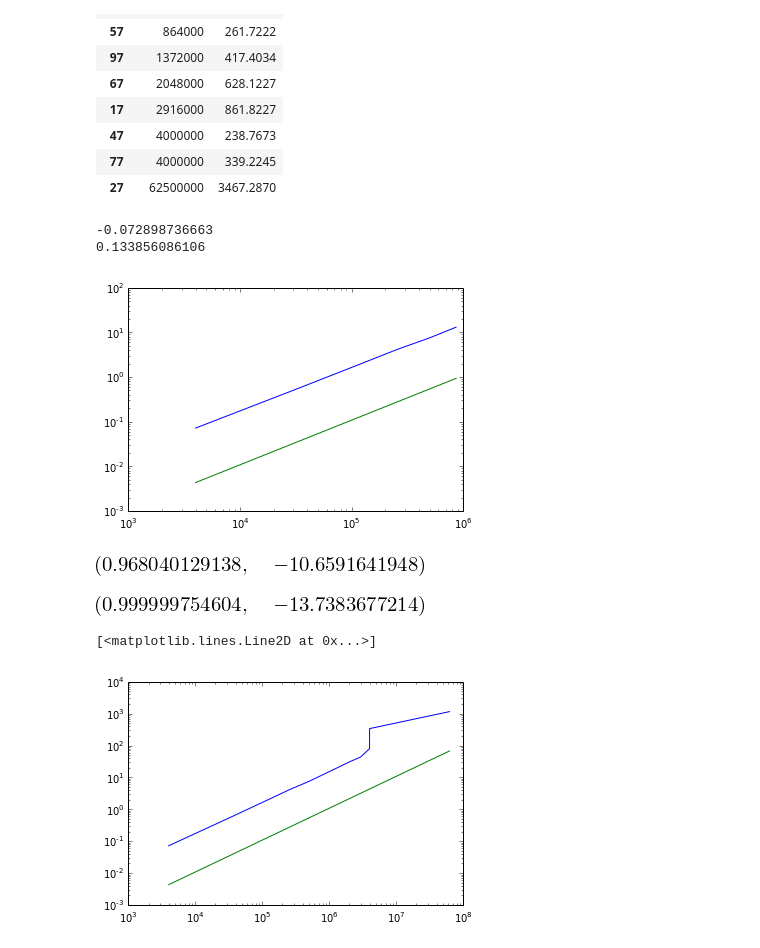
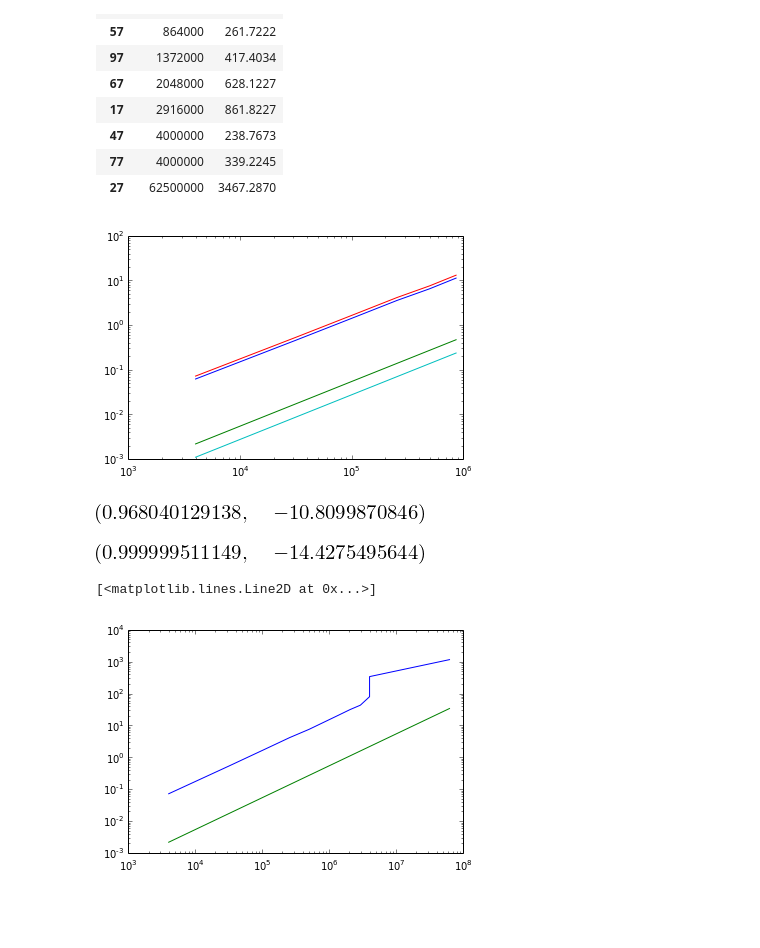
Before and after one commit to shigh/CoMD, a Jupyter notebook: perf-model.ipynb, the cells around one changed output. Cells and saved outputs as stored; diff of their text form; code cells hidden in the pictures; blank space fills up the shorter version.

```diff
--- a/perf-model.ipynb
+++ b/perf-model.ipynb
@@ -68,7 +68,7 @@ cf = sym.lambdify((N,n,c,r), cost, "numpy")
 cbw = 1./(2300.0e6)
 rbw = 8./(5596.4e6)
 # %%
-n = 69*2
+n = 69
 # %%
 result_files = glob(r"./scale/weak-T/*.yaml")
 res = results_df(result_files)
@@ -116,29 +120,27 @@ res_sing[(res_sing.function=='force')][['totalatoms','avgtime']].sort('totalatom
 | 27 | 62500000 | 3467.2870 |
 # %%
 res_sing_force = res_sing[(res_sing.function=="force")&(res_sing.totalatoms<=1e6)].sort('totalatoms')
+plt.loglog(res_sing_force.totalatoms, (1-.14)*res_sing_force.maxtime/res_sing_force.nsteps)
+plt.loglog(res_sing_force.totalatoms,
+           np.array(cf(res_sing_force.totalatoms, n, cbw, rbw)))
 plt.loglog(res_sing_force.totalatoms, res_sing_force.maxtime/res_sing_force.nsteps)
 plt.loglog(res_sing_force.totalatoms,
-           np.array(cf(res_sing_force.totalatoms, n, cbw, rbw)))
-
+           np.array(cf(res_sing_force.totalatoms, n/2., cbw, rbw)))
 cfsing = np.array(cf(res_sing_force.totalatoms, n, cbw, rbw))
 ta = np.array(res_sing_force.totalatoms)
-mt = np.array(res_sing_force.maxtime/res_sing_force.nsteps)
-print np.log(cfsing[-1]-cfsing[-2])/np.log(ta[-1]-ta[-2])
-print np.log(mt[-1]-mt[-2])/np.log(ta[-1]-ta[-2])
+mt = (1-.14)*np.array(res_sing_force.maxtime/res_sing_force.nsteps)
 # %% [output]
--0.072898736663
-0.133856086106
-[figure, old version]
+[figure, new version]
 # %%
 m,b = np.polyfit(np.log(ta), np.log(mt), 1)
 m, b
 # %% [output]
-[figure, old version]
+[figure, new version]
 # %%
 m,b = np.polyfit(np.log(ta), np.log(cfsing), 1)
 m, b
 # %% [output]
-[figure, old version]
+[figure, new version]
 # %%
 res_sing_force = res_sing[res_sing.function=="force"].sort('totalatoms')
 plt.loglog(res_sing_force.totalatoms, res_sing_force.maxtime/res_sing_force.nsteps)
@@ -146,4 +148,4 @@ plt.loglog(res_sing_force.totalatoms,
          cf(res_sing_force.totalatoms, n, cbw, rbw))
 # %% [output]
 [<matplotlib.lines.Line2D at 0x...>]
-[figure, old version]
+[figure, new version]
```
Also changed, not shown: parts of 2 cells of this notebook, 1 other file.
